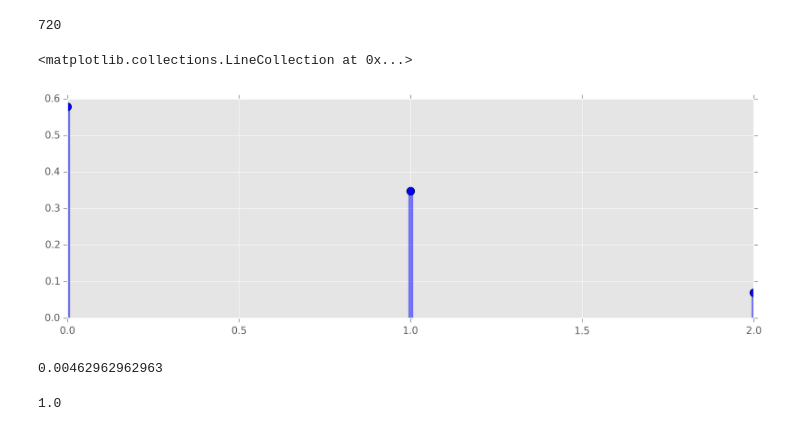
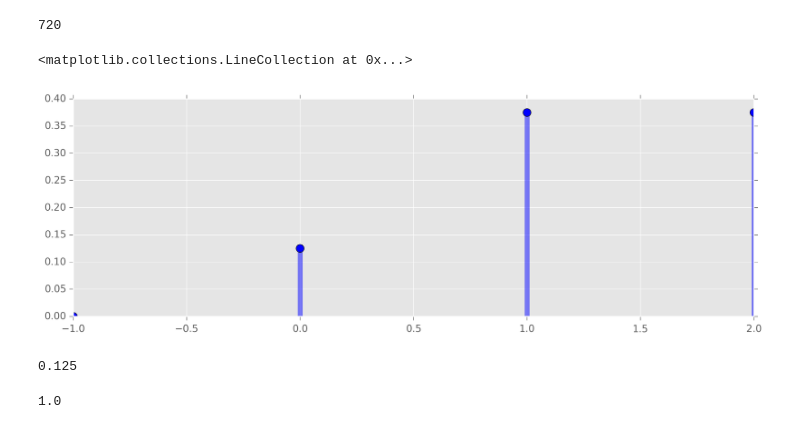
Before and after one commit to doolingdavid/Probabilistic-Programming-and-Bayesian-Methods-for-Hackers, a Jupyter notebook: probdemystified.ipynb, the cells around one changed output. Drawn from its saved outputs; the diff is of its cells as text; code cells hidden in the pictures.

```diff
--- a/probdemystified.ipynb
+++ b/probdemystified.ipynb
@@ -217,16 +217,16 @@ math.factorial(6)
 720
 # %%
 from scipy.stats import binom
-n, p = 3, 1./6
-x = np.arange(binom.ppf(0.0001, n, p), binom.ppf(0.9999, n, p))
+n, p = 3, 1./2
+x = np.arange(binom.ppf(0.000, n, p), binom.ppf(1., n, p))
 fig, ax = plt.subplots(1,1)
 ax.plot(x, binom.pmf(x, n, p), 'bo', ms=8, label='binom pmf')
 ax.vlines(x, 0, binom.pmf(x, n, p), colors='b', lw=5, alpha=0.5)
 # %% [output]
 <matplotlib.collections.LineCollection at 0x...>
-[figure, old version]
+[figure, new version]
 # %%
-print binom.pmf(3, 3, 1./6)
+print binom.pmf(3, 3, 1./2)
 # %% [output]
-0.00462962962963
+0.125
 # %%
```
Also changed, not shown: parts of 1 cell of this notebook.
